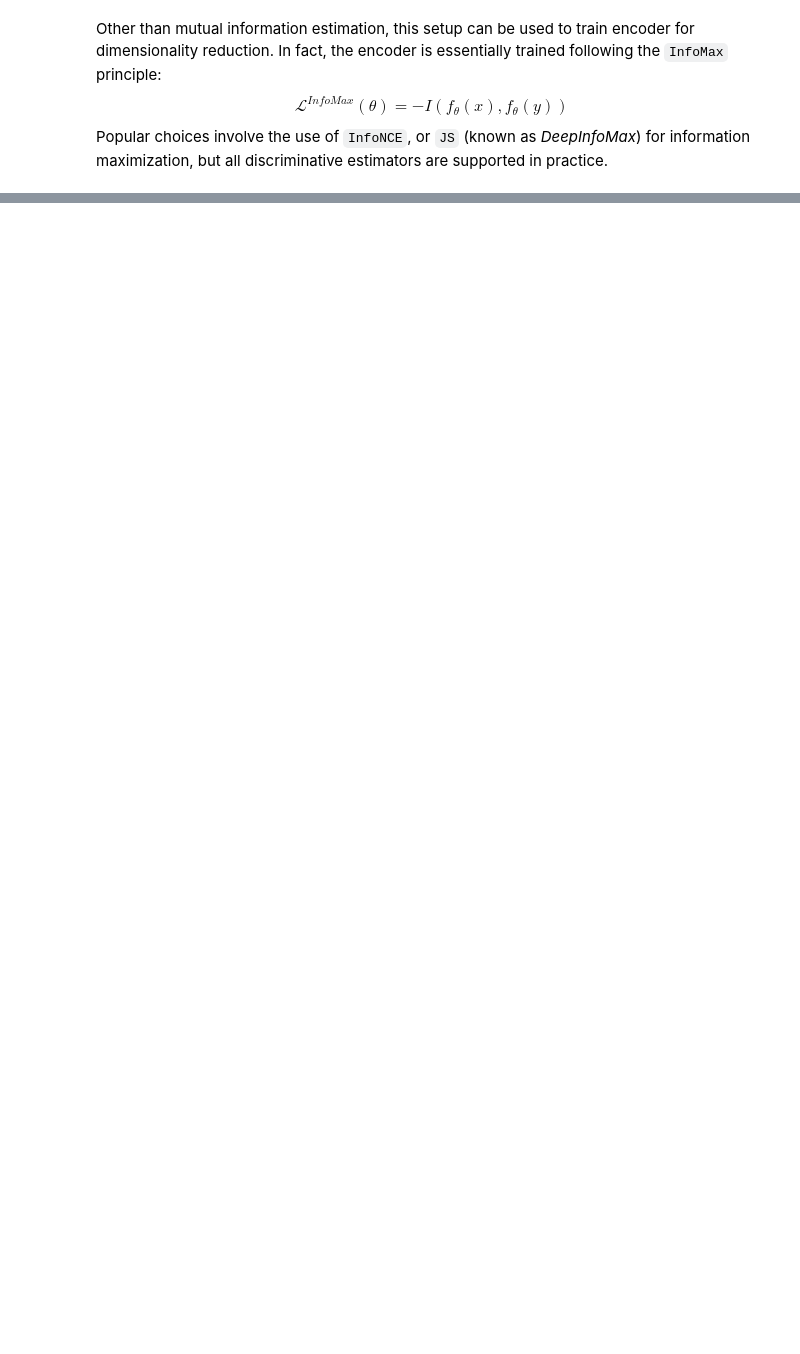
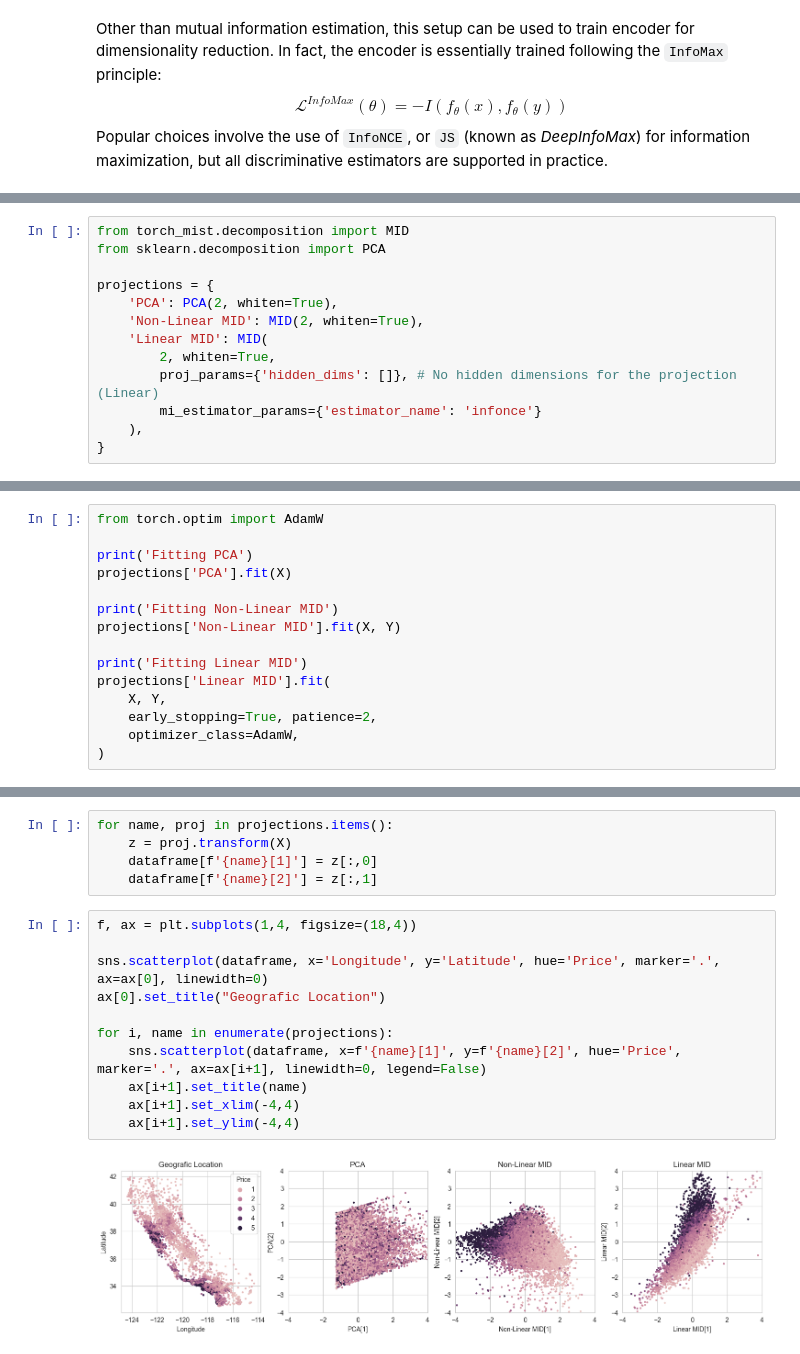
Before and after one commit to mfederici/torch-mist, a Jupyter notebook: docs/notebooks/transformed.ipynb, the cells around one changed output, grey strips where cells are left out. Saved outputs shown, nothing was run; the diff lists cells and outputs as text; blank space fills up the shorter version.

```diff
--- a/docs/notebooks/transformed.ipynb
+++ b/docs/notebooks/transformed.ipynb
@@ -161,0 +185,13 @@ for target in range(10):
+# %%
+from torch_mist.decomposition import MID
+from sklearn.decomposition import PCA
+
+projections = {
+    'PCA': PCA(2, whiten=True),
+    'Non-Linear MID': MID(2, whiten=True),
+    'Linear MID': MID(
+        2, whiten=True,
+        proj_params={'hidden_dims': []}, # No hidden dimensions for the projection (Linear)
+        mi_estimator_params={'estimator_name': 'infonce'}
+    ),
+}
@@ -161,0 +200,15 @@ for target in range(10):
+# %%
+from torch.optim import AdamW
+
+print('Fitting PCA')
+projections['PCA'].fit(X)
+
+print('Fitting Non-Linear MID')
+projections['Non-Linear MID'].fit(X, Y)
+
+print('Fitting Linear MID')
+projections['Linear MID'].fit(
+    X, Y,
+    early_stopping=True, patience=2,
+    optimizer_class=AdamW,
+)
@@ -161,0 +222,18 @@ for target in range(10):
+# %%
+for name, proj in projections.items():
+    z = proj.transform(X)
+    dataframe[f'{name}[1]'] = z[:,0]
+    dataframe[f'{name}[2]'] = z[:,1]
+# %%
+f, ax = plt.subplots(1,4, figsize=(18,4))
+
+sns.scatterplot(dataframe, x='Longitude', y='Latitude', hue='Price', marker='.', ax=ax[0], linewidth=0)
+ax[0].set_title("Geografic Location")
+
+for i, name in enumerate(projections):
+    sns.scatterplot(dataframe, x=f'{name}[1]', y=f'{name}[2]', hue='Price', marker='.', ax=ax[i+1], linewidth=0, legend=False)
+    ax[i+1].set_title(name)
+    ax[i+1].set_xlim(-4,4)
+    ax[i+1].set_ylim(-4,4)
+# %% [output]
+[figure, added]
```
Also changed, not shown: parts of 10 cells of this notebook, 58 other files.
